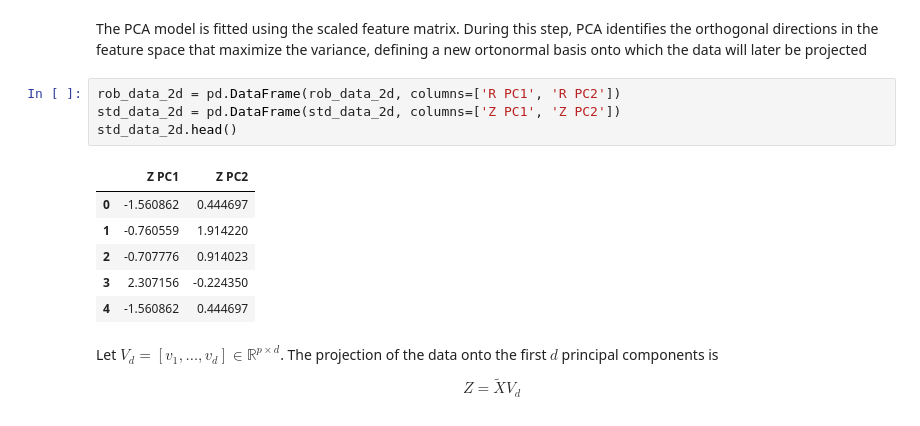
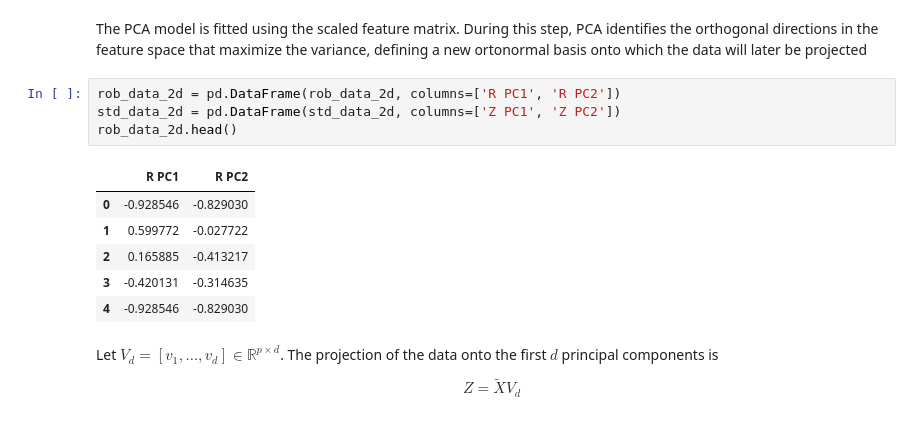
Before and after one commit to Leop-SR/Intrinsic-vs-Projected-Neighbors, a Jupyter notebook: notebooks/03_pca_geometry.ipynb, the cells around one changed output. Saved outputs shown, nothing was run; the diff lists cells and outputs as text.

```diff
--- a/notebooks/03_pca_geometry.ipynb
+++ b/notebooks/03_pca_geometry.ipynb
@@ -42,14 +42,14 @@ The PCA model is fitted using the scaled feature matrix. During this step, PCA i
 # %%
 rob_data_2d = pd.DataFrame(rob_data_2d, columns=['R PC1', 'R PC2'])
 std_data_2d = pd.DataFrame(std_data_2d, columns=['Z PC1', 'Z PC2'])
-std_data_2d.head()
+rob_data_2d.head()
 # %% [output]
-|  | Z PC1 | Z PC2 |
-| 0 | -1.560862 | 0.444697 |
-| 1 | -0.760559 | 1.914220 |
-| 2 | -0.707776 | 0.914023 |
-| 3 | 2.307156 | -0.224350 |
-| 4 | -1.560862 | 0.444697 |
+|  | R PC1 | R PC2 |
+| 0 | -0.928546 | -0.829030 |
+| 1 | 0.599772 | -0.027722 |
+| 2 | 0.165885 | -0.413217 |
+| 3 | -0.420131 | -0.314635 |
+| 4 | -0.928546 | -0.829030 |
 # %% [markdown]
 Let $V_d = [v_1, \dots, v_d] \in \mathbb{R}^{p \times d}$.
 The projection of the data onto the first $d$ principal components is
```
Also changed, not shown: parts of 5 cells of this notebook, 11 other files.
